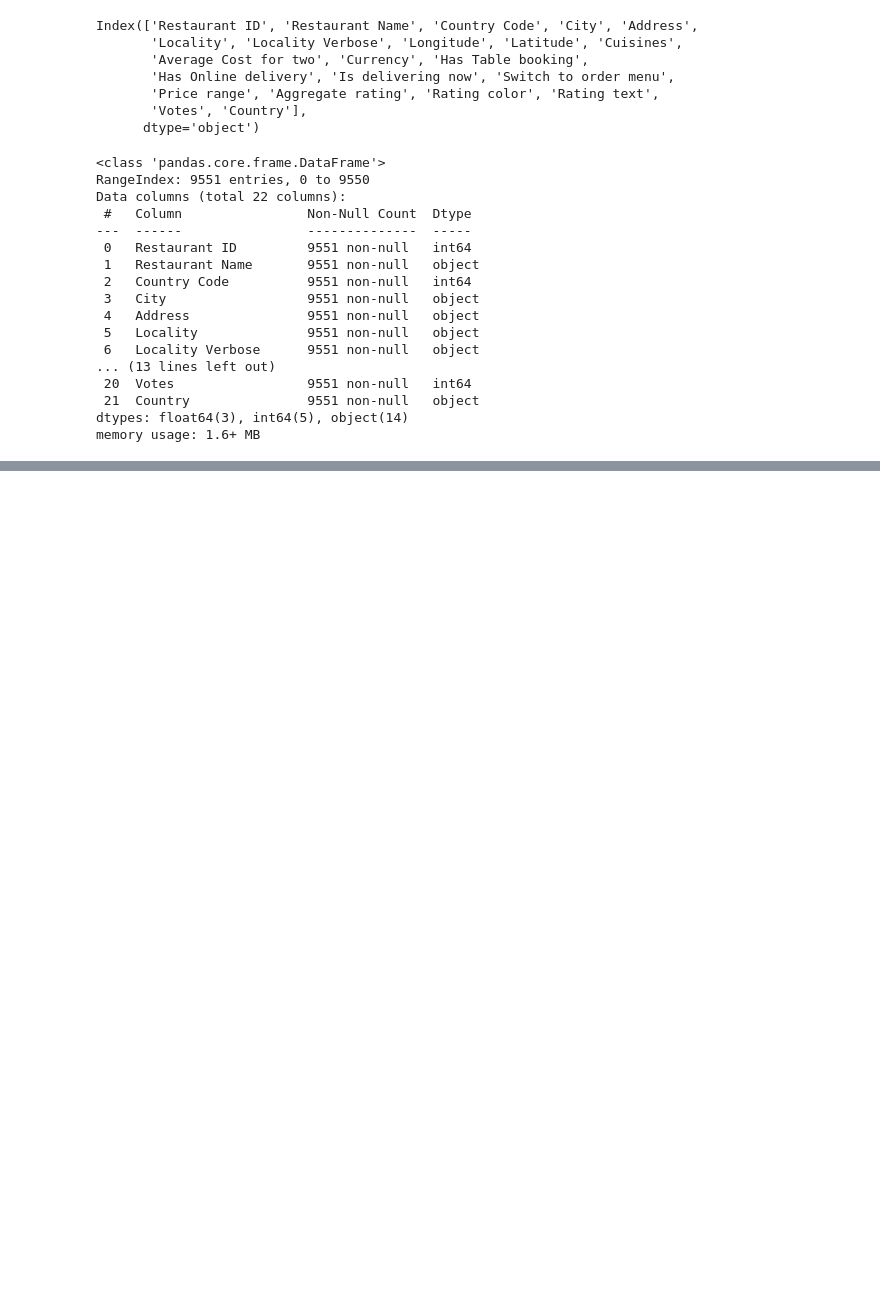
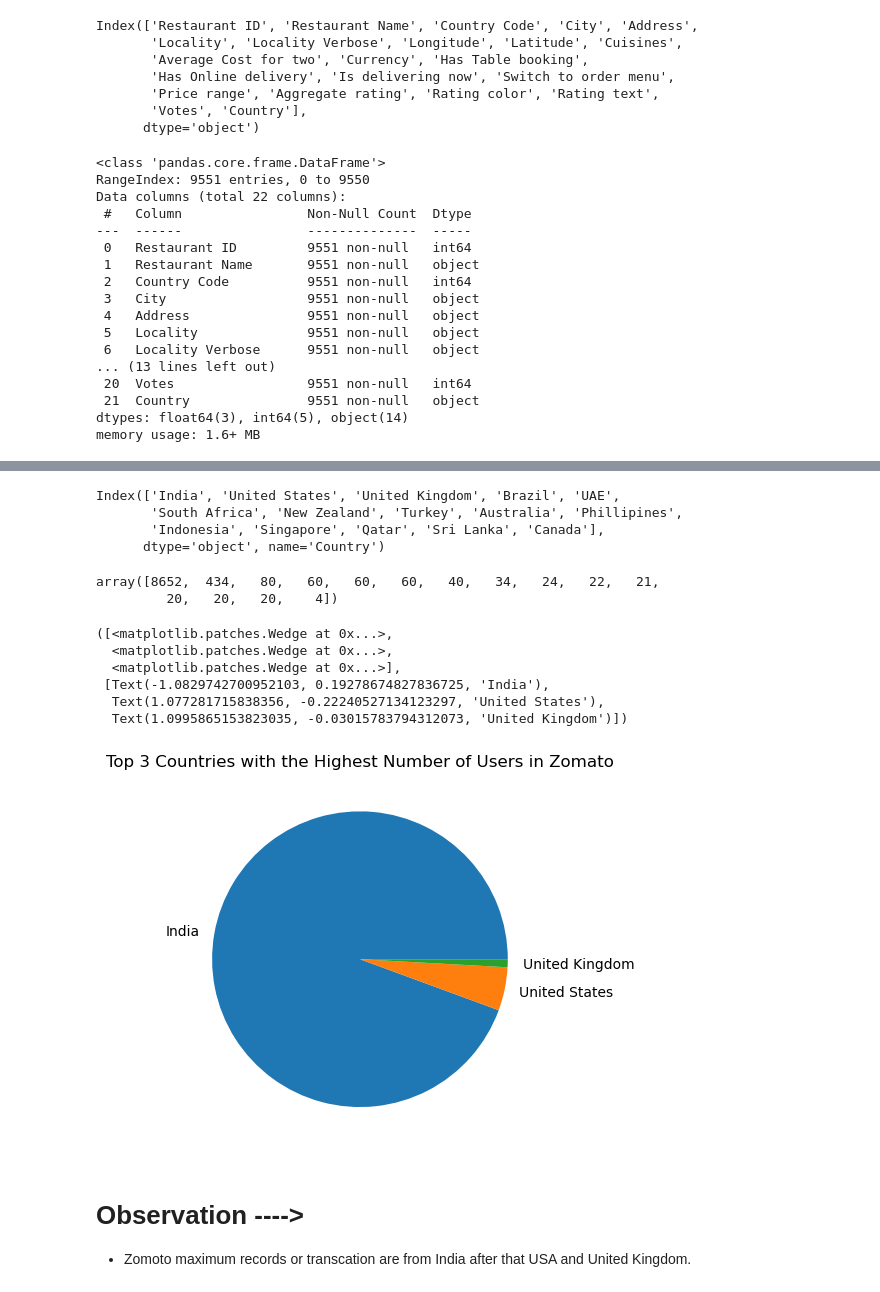
Before and after one commit to anand-bits/Data-Analysis, a Jupyter notebook: Project For EDA/Zomoto_eda.ipynb, the cells around one changed output, grey strips where cells are left out. Drawn from its saved outputs; the diff is of its cells as text; code cells hidden in the pictures; blank space fills up the shorter version.

```diff
--- a/Project For EDA/Zomoto_eda.ipynb
+++ b/Project For EDA/Zomoto_eda.ipynb
@@ -137,0 +159,39 @@ memory usage: 1.6+ MB
+# %%
+country_names=final_df.Country.value_counts().index
+country_names
+# %% [output]
+Index(['India', 'United States', 'United Kingdom', 'Brazil', 'UAE',
+       'South Africa', 'New Zealand', 'Turkey', 'Australia', 'Phillipines',
+       'Indonesia', 'Singapore', 'Qatar', 'Sri Lanka', 'Canada'],
+      dtype='object', name='Country')
+# %%
+country_values=final_df.Country.value_counts().values
+country_values
+# %% [output]
+array([8652,  434,   80,   60,   60,   60,   40,   34,   24,   22,   21,
+         20,   20,   20,    4])
+# %%
+### Plotting the pie chart
+
+##Top 3 Country with the Highest Number of user in Zomato
+plt.pie(country_values[:3],labels=country_names[:3])
+# %% [output]
+([<matplotlib.patches.Wedge at 0x...>,
+  <matplotlib.patches.Wedge at 0x...>,
+  <matplotlib.patches.Wedge at 0x...>],
+ [Text(-1.0829742700952103, 0.19278674827836725, 'India'),
+  Text(1.077281715838356, -0.22240527134123297, 'United States'),
+  Text(1.0995865153823035, -0.03015783794312073, 'United Kingdom')])
+# %%
+### Plotting the pie chart
+
+##Top 3 Country with the Highest Number of user in Zomato
+plt.pie(country_values[:3], labels=country_names[:3]')
+plt.title('Top 3 Countries with the Highest Number of Users in Zomato')
+plt.show()
+# %% [output]
+[figure, added]
+# %% [markdown]
+# Observation ---->
+
+- Zomoto maximum records or transcation are from India after that USA and United Kingdom.
```
Also changed, not shown: parts of 1 cell of this notebook.
